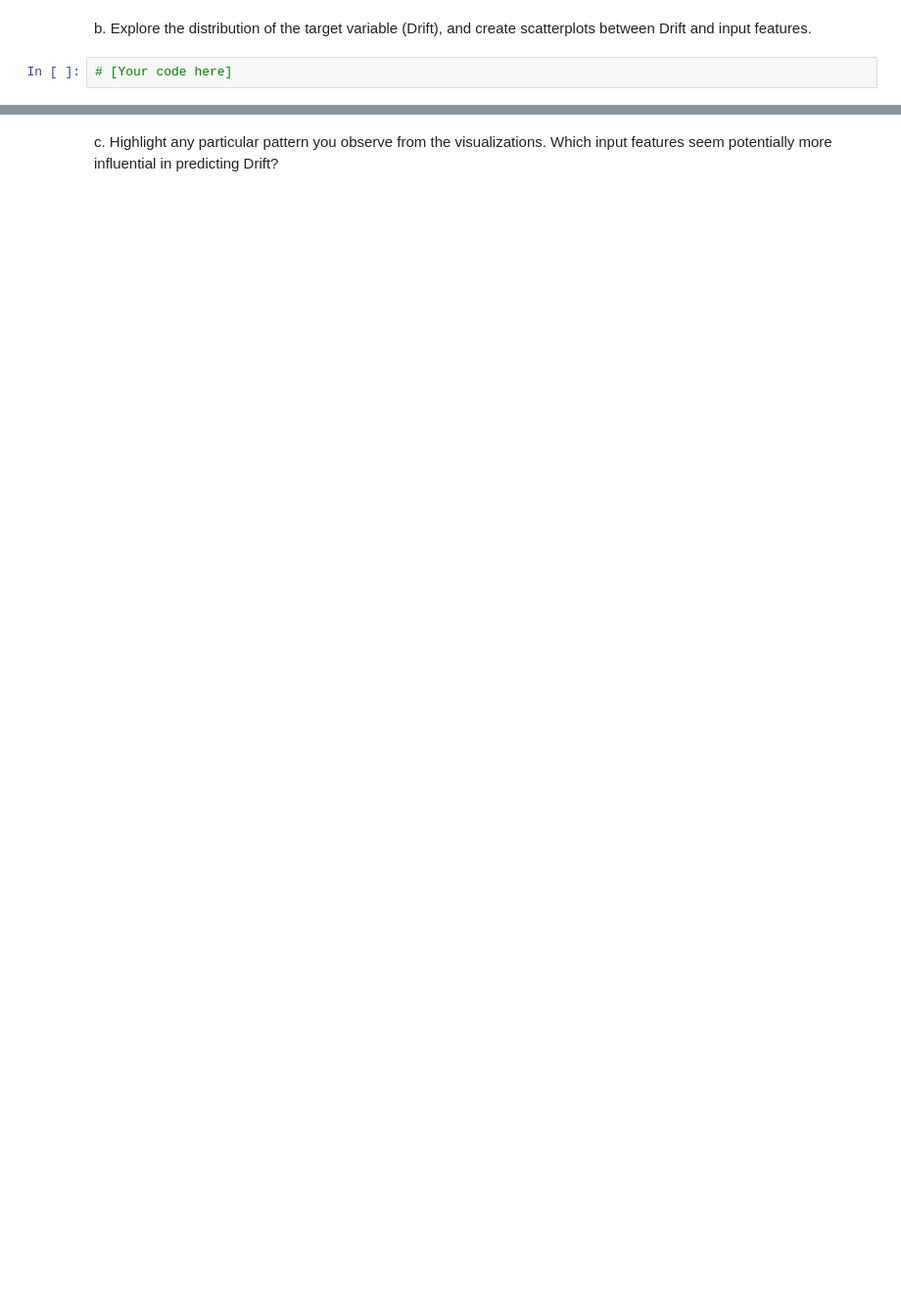
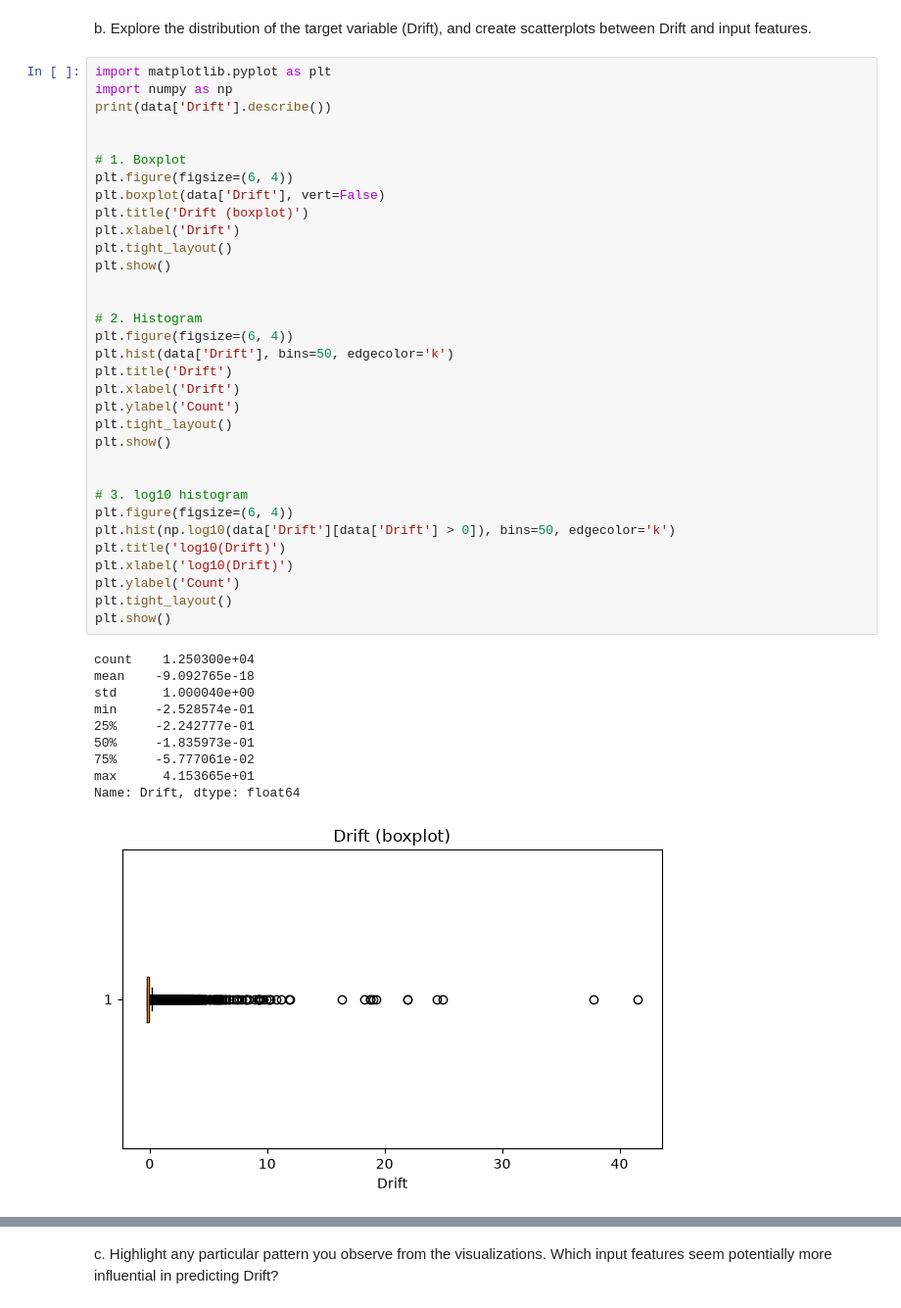
Before and after one commit to james-torgerson/ds4021_lab02, a Jupyter notebook: 02-seismic-support-vector-regression.ipynb, the cells around one changed output, grey strips where cells are left out. Shown at 98% size. Saved outputs shown, nothing was run; the diff lists cells and outputs as text; blank space fills up the shorter version.

```diff
--- a/02-seismic-support-vector-regression.ipynb
+++ b/02-seismic-support-vector-regression.ipynb
@@ -60,4 +94,46 @@ a. Load the dataset accompanying this lab and create a new dataset containing th
 # %% [markdown]
 b. Explore the distribution of the target variable (Drift), and create scatterplots between Drift and input features.
 # %%
-# [Your code here]
+import matplotlib.pyplot as plt
+import numpy as np
+print(data['Drift'].describe())
+
+
+# 1. Boxplot
+plt.figure(figsize=(6, 4))
+plt.boxplot(data['Drift'], vert=False)
+plt.title('Drift (boxplot)')
+plt.xlabel('Drift')
+plt.tight_layout()
+plt.show()
+
+
+# 2. Histogram
+plt.figure(figsize=(6, 4))
+plt.hist(data['Drift'], bins=50, edgecolor='k')
+plt.title('Drift')
+plt.xlabel('Drift')
+plt.ylabel('Count')
+plt.tight_layout()
+plt.show()
+
+
+# 3. log10 histogram
+plt.figure(figsize=(6, 4))
+plt.hist(np.log10(data['Drift'][data['Drift'] > 0]), bins=50, edgecolor='k')
+plt.title('log10(Drift)')
+plt.xlabel('log10(Drift)')
+plt.ylabel('Count')
+plt.tight_layout()
+plt.show()
+# %% [output]
+count    1.250300e+04
+mean    -9.092765e-18
+std      1.000040e+00
+min     -2.528574e-01
+25%     -2.242777e-01
+50%     -1.835973e-01
+75%     -5.777061e-02
+max      4.153665e+01
+Name: Drift, dtype: float64
+[figure, added]
```
Also changed, not shown: parts of 6 cells of this notebook.
